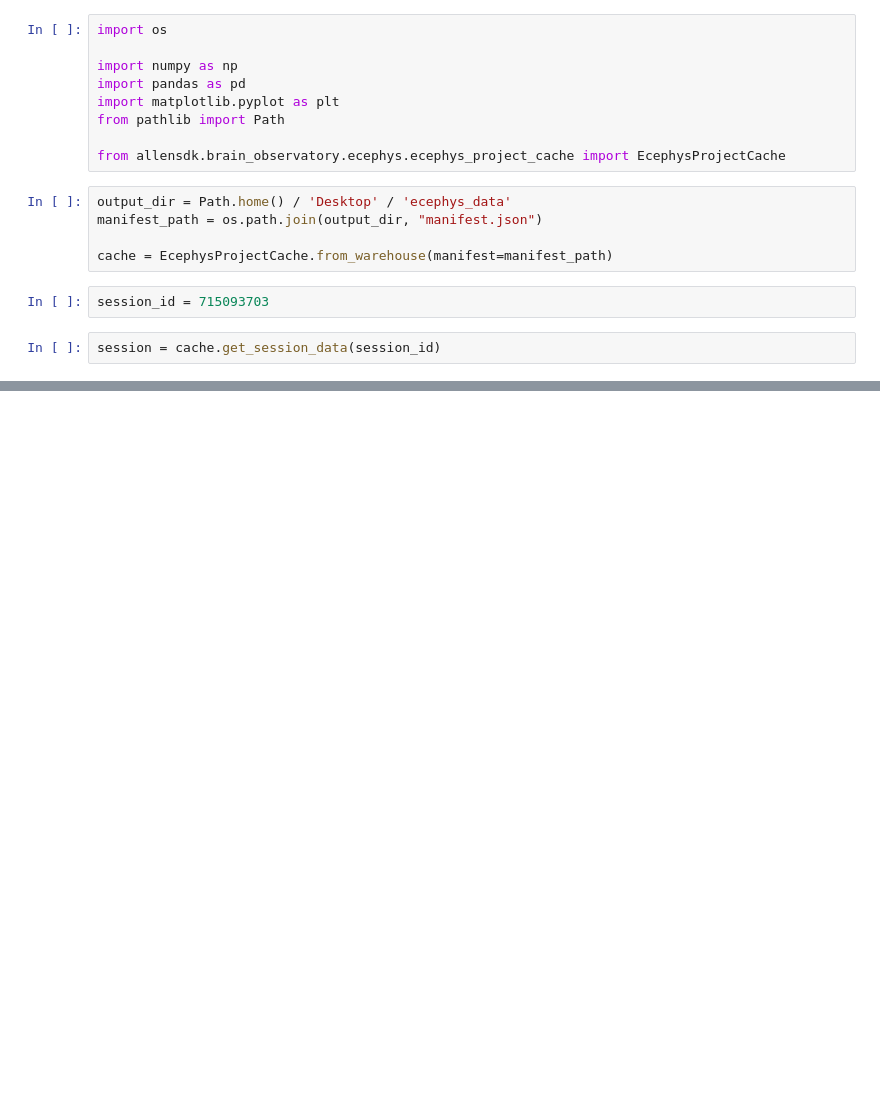
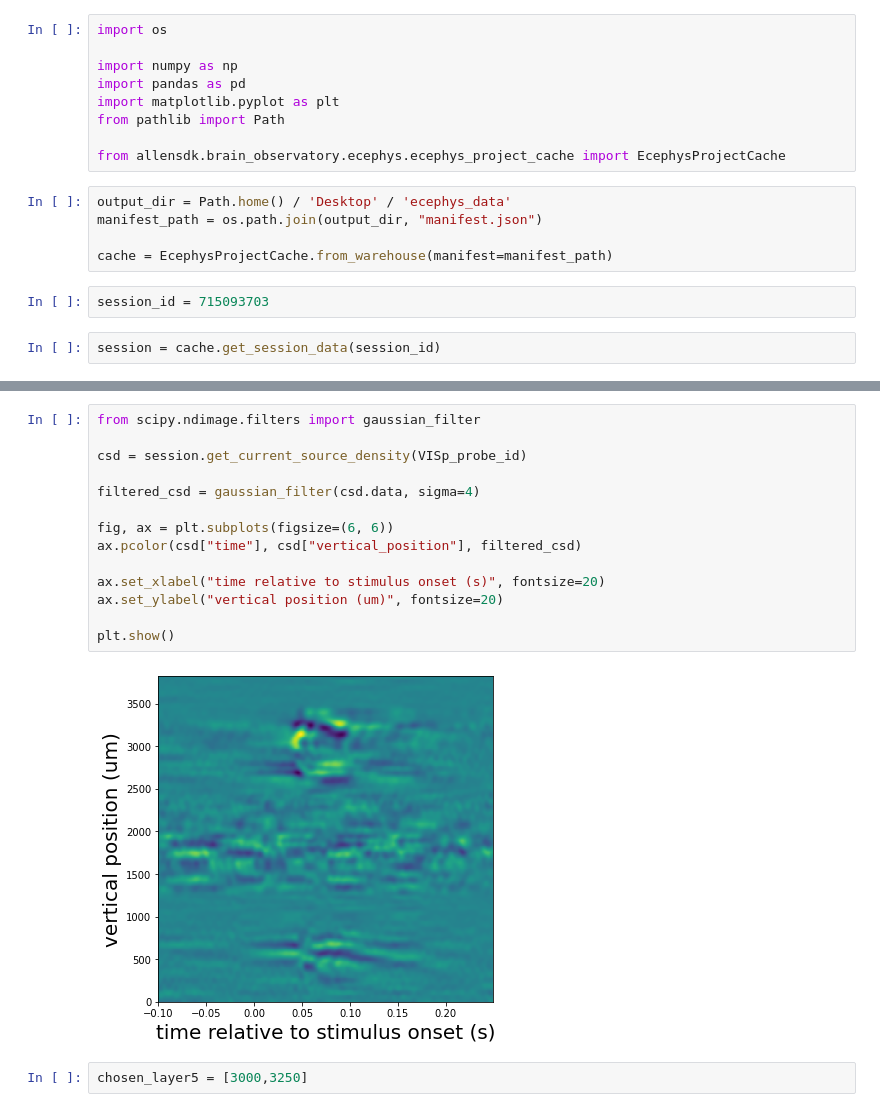
Before and after one commit to ikharitonov/allen-neuropixel-LFPs, a Jupyter notebook: session_715093703.ipynb, the cells around one changed output, grey strips where cells are left out. Saved outputs shown, nothing was run; the diff lists cells and outputs as text; blank space fills up the shorter version.

```diff
--- a/session_715093703.ipynb
+++ b/session_715093703.ipynb
@@ -20,0 +153,18 @@ session = cache.get_session_data(session_id)
+# %%
+from scipy.ndimage.filters import gaussian_filter
+
+csd = session.get_current_source_density(VISp_probe_id)
+
+filtered_csd = gaussian_filter(csd.data, sigma=4)
+
+fig, ax = plt.subplots(figsize=(6, 6))
+ax.pcolor(csd["time"], csd["vertical_position"], filtered_csd)
+
+ax.set_xlabel("time relative to stimulus onset (s)", fontsize=20)
+ax.set_ylabel("vertical position (um)", fontsize=20)
+
+plt.show()
+# %% [output]
+[figure, added]
+# %%
+chosen_layer5 = [3000,3250]
```
Also changed, not shown: parts of 12 cells of this notebook.
